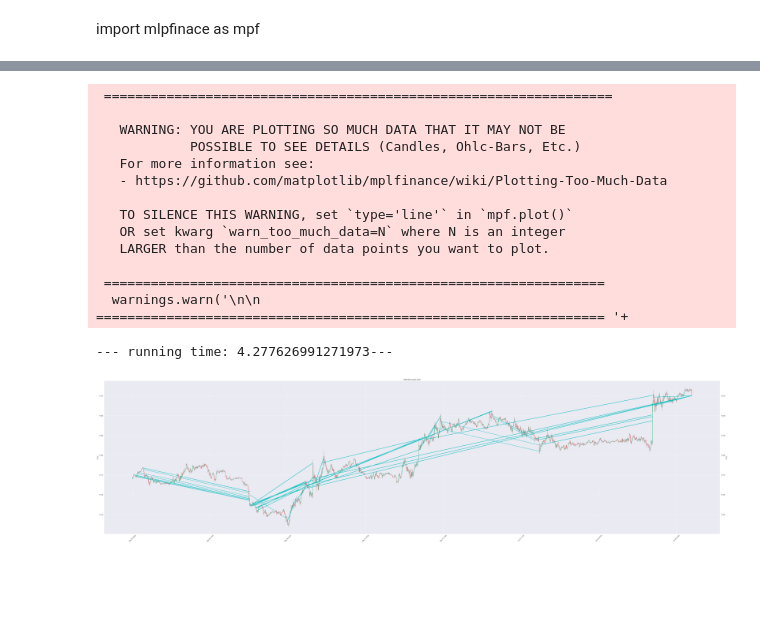
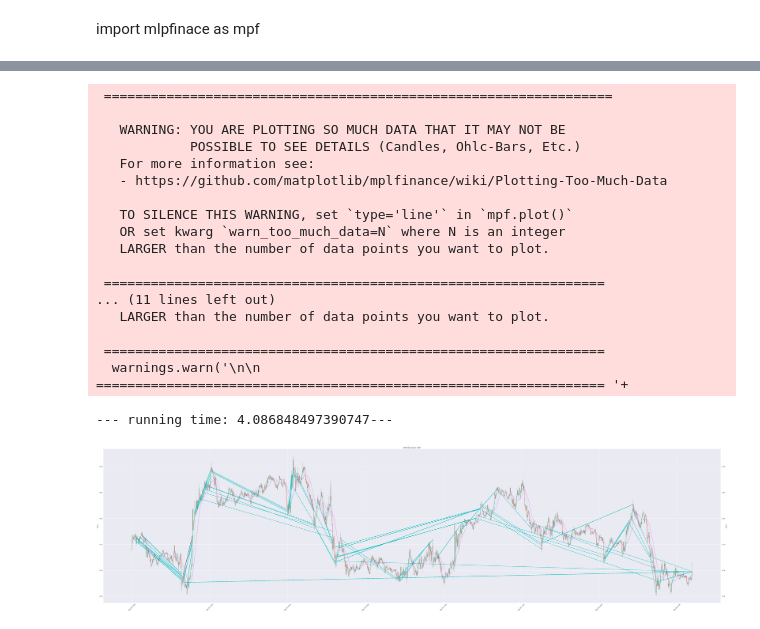
Before and after one commit to cove9988/TradingGym, a Jupyter notebook: mlafinance.ipynb, the cells around one changed output, grey strips where cells are left out. Cells and saved outputs as stored; diff of their text form; code cells hidden in the pictures; blank space fills up the shorter version.

Commit message:
graphic display okay

```diff
--- a/mlafinance.ipynb
+++ b/mlafinance.ipynb
@@ -19,7 +19,7 @@ import time
 import datetime
 from stable_baselines3 import PPO
 from stable_baselines3.common.env_util import make_vec_env
-file ="./data/split/GBPUSD/weekly/GBPUSD_2017_21.csv"
+file ="./data/split/GBPUSD/weekly/GBPUSD_2017_20.csv"
 df = pd.read_csv(file)
 t = tgym(df,env_config_file='./data/config/gdbusd-test-1.json' )
 
@@ -44,19 +44,23 @@ observation_list:['open', 'high', 'low', 'close', 'minute', 'hour', 'day', 'macd
 plotting...
  =================================================================
 
    WARNING: YOU ARE PLOTTING SO MUCH DATA THAT IT MAY NOT BE
             POSSIBLE TO SEE DETAILS (Candles, Ohlc-Bars, Etc.)
    For more information see:
    - https://github.com/matplotlib/mplfinance/wiki/Plotting-Too-Much-Data
 
    TO SILENCE THIS WARNING, set `type='line'` in `mpf.plot()`
    OR set kwarg `warn_too_much_data=N` where N is an integer
    LARGER than the number of data points you want to plot.
 
  ================================================================
+... (11 lines left out)
+   LARGER than the number of data points you want to plot.
+
+ ================================================================
   warnings.warn('\n\n ================================================================= '+
---- running time: 4.277626991271973---
+--- running time: 4.086848497390747---
-[figure, old version]
+[figure, new version]
 # %%
 from environments.render.plot_chart import TradingChart
 pd.set_option('display.max_columns', None)
```
Also changed, not shown: parts of 1 cell of this notebook, 4 other files.
